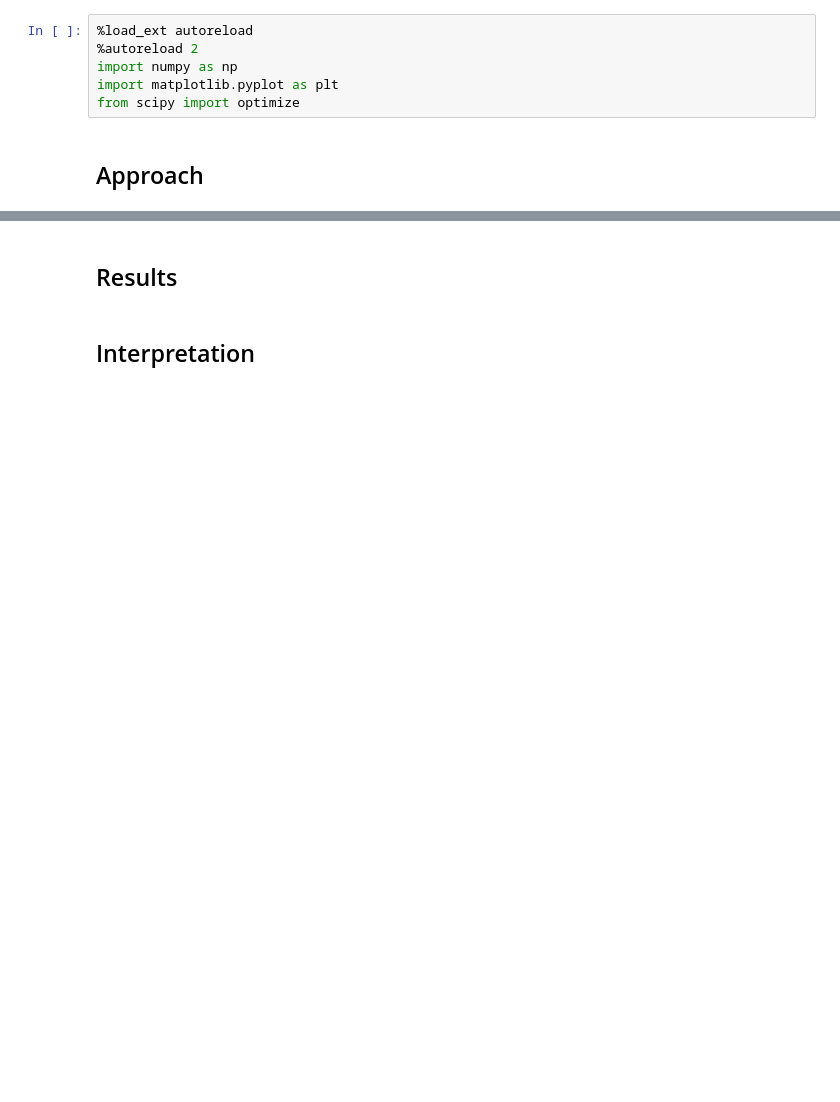
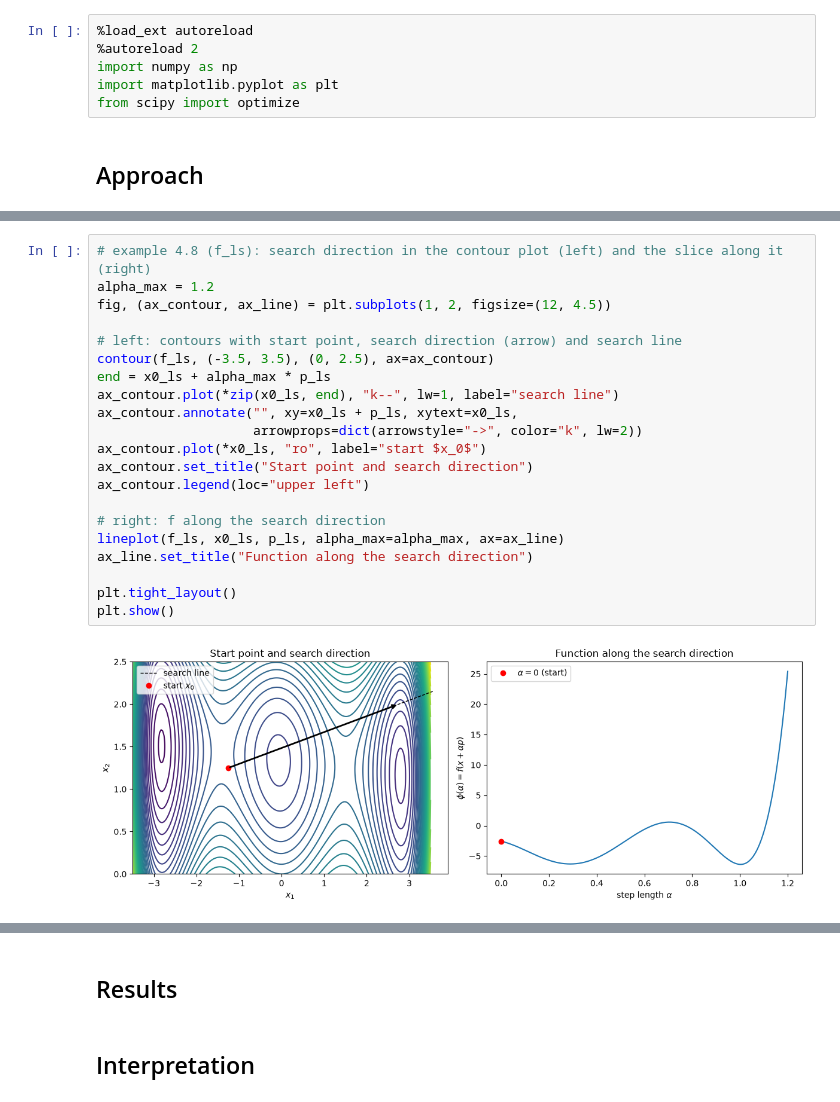
Before and after one commit to S0mar/MDO_Learn, a Jupyter notebook: solutions/ch04/prob4_7.ipynb, the cells around one changed output, grey strips where cells are left out. Drawn from its saved outputs; the diff is of its cells as text; blank space fills up the shorter version.

```diff
--- a/solutions/ch04/prob4_7.ipynb
+++ b/solutions/ch04/prob4_7.ipynb
@@ -65,0 +194,23 @@ def bracketing_pinpointing(f, grad, x, p, alpha_init=1.0, mu1=1e-4, mu2=0.9, sig
+# %%
+# example 4.8 (f_ls): search direction in the contour plot (left) and the slice along it (right)
+alpha_max = 1.2
+fig, (ax_contour, ax_line) = plt.subplots(1, 2, figsize=(12, 4.5))
+
+# left: contours with start point, search direction (arrow) and search line
+contour(f_ls, (-3.5, 3.5), (0, 2.5), ax=ax_contour)
+end = x0_ls + alpha_max * p_ls
+ax_contour.plot(*zip(x0_ls, end), "k--", lw=1, label="search line")
+ax_contour.annotate("", xy=x0_ls + p_ls, xytext=x0_ls,
+                    arrowprops=dict(arrowstyle="->", color="k", lw=2))
+ax_contour.plot(*x0_ls, "ro", label="start $x_0$")
+ax_contour.set_title("Start point and search direction")
+ax_contour.legend(loc="upper left")
+
+# right: f along the search direction
+lineplot(f_ls, x0_ls, p_ls, alpha_max=alpha_max, ax=ax_line)
+ax_line.set_title("Function along the search direction")
+
+plt.tight_layout()
+plt.show()
+# %% [output]
+[figure, added]
```
Also changed, not shown: parts of 12 cells of this notebook, 2 other files.
